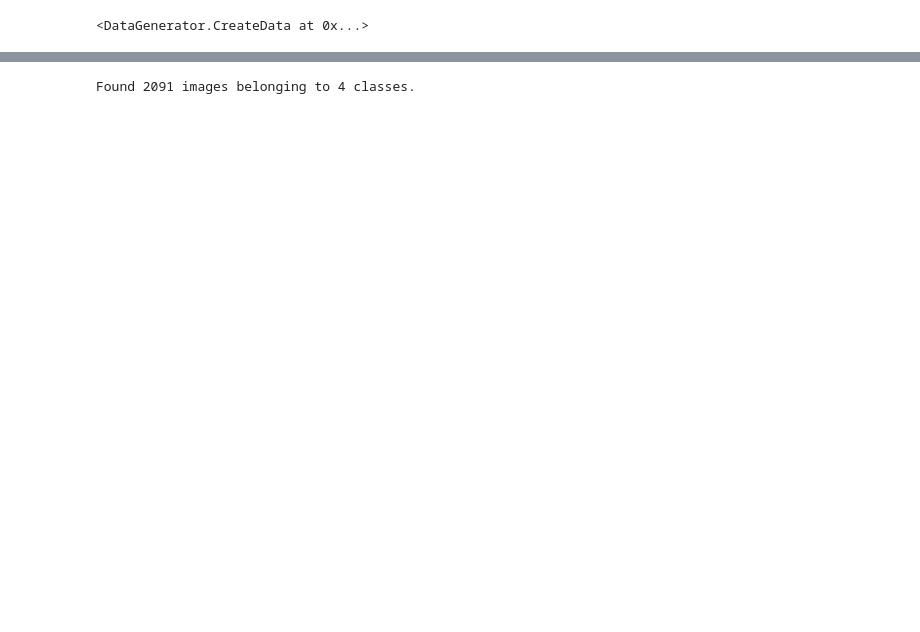
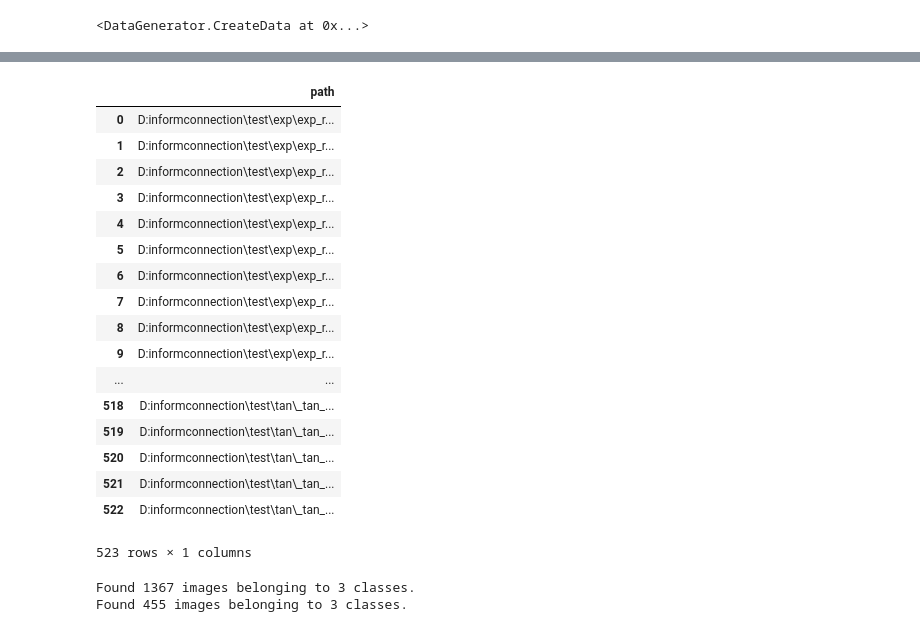
Before and after one commit to Dzhalolov/machine_learning, a Jupyter notebook: infotelecs/RecognizeWithNeuralNetwork.ipynb, the cells around one changed output, grey strips where cells are left out. Saved outputs shown, nothing was run; the diff lists cells and outputs as text; code cells hidden in the pictures; blank space fills up the shorter version.

```diff
--- a/infotelecs/RecognizeWithNeuralNetwork.ipynb
+++ b/infotelecs/RecognizeWithNeuralNetwork.ipynb
@@ -121,18 +151,50 @@ _________________________________________________________________
+# %%
+smth_base = "D:informconnection\\"
+base_tile_dir = smth_base + 'test\\*'
+df_check = pd.DataFrame({'path': glob(os.path.join(base_tile_dir, '*.jpg'))})
+df_check
+# %% [output]
+|  | path |
+| 0 | D:informconnection\test\exp\exp_r... |
+| 1 | D:informconnection\test\exp\exp_r... |
+| 2 | D:informconnection\test\exp\exp_r... |
+| 3 | D:informconnection\test\exp\exp_r... |
+| 4 | D:informconnection\test\exp\exp_r... |
+| 5 | D:informconnection\test\exp\exp_r... |
+| 6 | D:informconnection\test\exp\exp_r... |
+| 7 | D:informconnection\test\exp\exp_r... |
+| 8 | D:informconnection\test\exp\exp_r... |
+| 9 | D:informconnection\test\exp\exp_r... |
+| ... | ... |
+| 518 | D:informconnection\test\tan\_tan_... |
+| 519 | D:informconnection\test\tan\_tan_... |
+| 520 | D:informconnection\test\tan\_tan_... |
+| 521 | D:informconnection\test\tan\_tan_... |
+| 522 | D:informconnection\test\tan\_tan_... |
+523 rows × 1 columns
 # %%
 import tensorflow as tf
 # %%
 image_generator = tf.keras.preprocessing.image.ImageDataGenerator(rescale=1./255)
 # %%
-BATCH_SIZE = 32
-CLASS_NAMES = ['exp', 'tan', 'sin_cos', 'linear']
-STEPS_PER_EPOCH = np.ceil(len(df)/BATCH_SIZE)
+BATCH_SIZE = 16
+CLASS_NAMES = ['exp', 'sin_cos', 'linear']
+STEPS_PER_EPOCH_TRAIN = np.ceil(len(df_train)/BATCH_SIZE)
+STEPS_PER_EPOCH_TEST = np.ceil(len(df_test)/BATCH_SIZE)
+
 train_data_gen = image_generator.flow_from_directory(directory="D:informconnection\\train",
                                                      batch_size=BATCH_SIZE,
                                                      shuffle=True,
                                                      target_size=(200, 200),
-                                                     classes = CLASS_NAMES)
+                                                     classes=CLASS_NAMES)
+test_data_gen = image_generator.flow_from_directory(directory="D:informconnection\\test",
+                                                    batch_size=BATCH_SIZE,
+                                                    shuffle=True,
+                                                    target_size=(200, 200),
+                                                    classes=CLASS_NAMES)
 # %% [output]
-Found 2091 images belonging to 4 classes.
+Found 1367 images belonging to 3 classes.
+Found 455 images belonging to 3 classes.
 # %%
 import matplotlib.pyplot as plt
 def show_batch(image_batch, label_batch):
```
Also changed, not shown: parts of 22 cells of this notebook, 2 other files.
